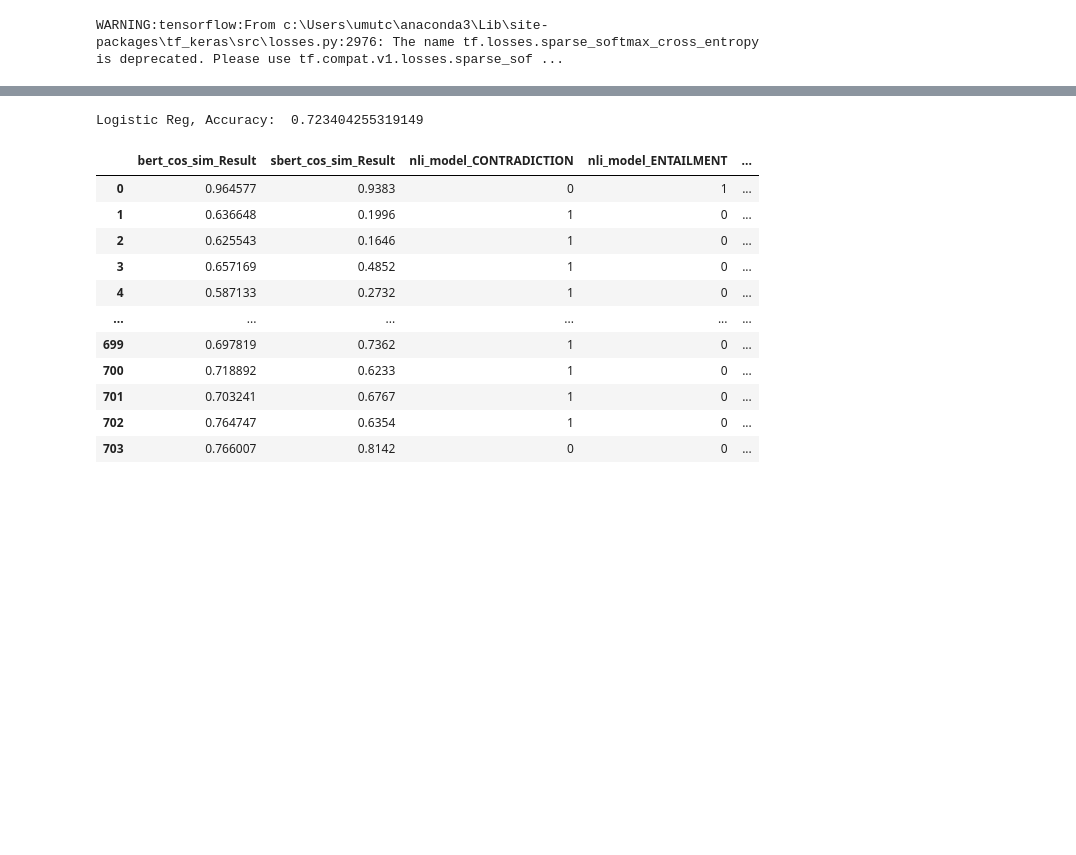
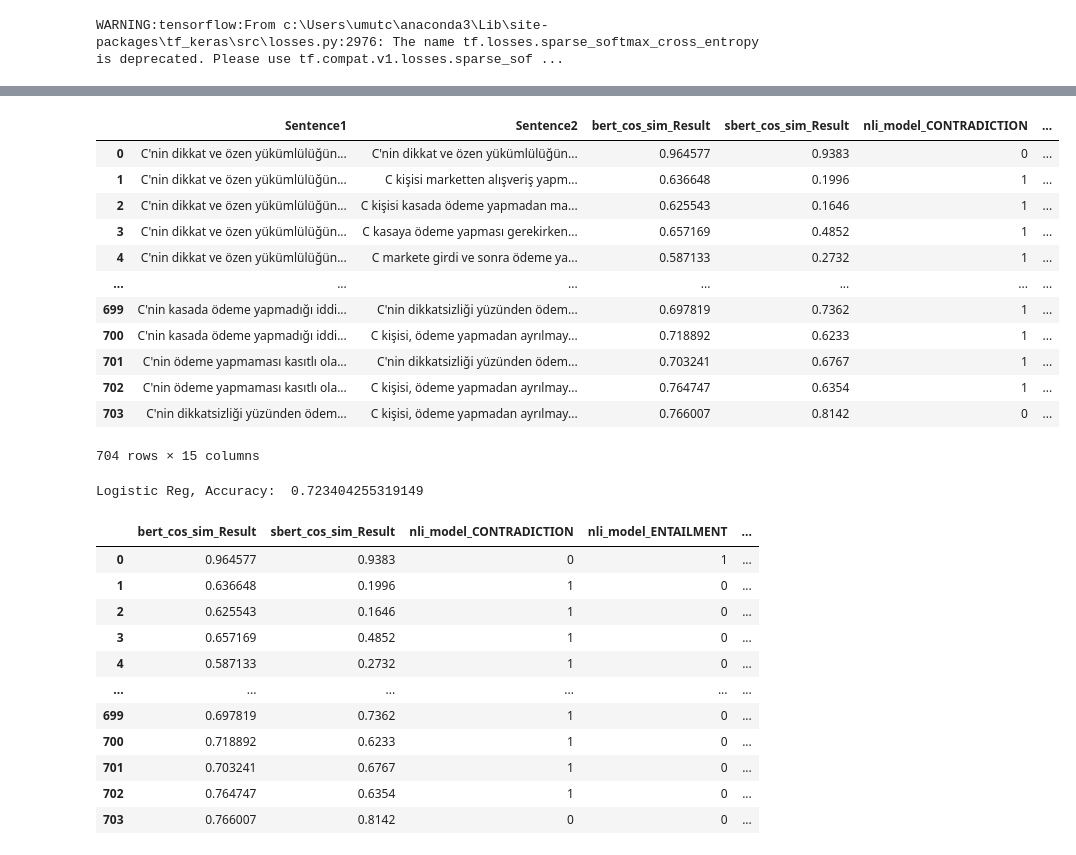
Before and after one commit to HazarN/MAHDAN, a Jupyter notebook: sentence_similarity/sentence_similarity_notebook.ipynb, the cells around one changed output, grey strips where cells are left out. Saved outputs shown, nothing was run; the diff lists cells and outputs as text; code cells hidden in the pictures; blank space fills up the shorter version.

```diff
--- a/sentence_similarity/sentence_similarity_notebook.ipynb
+++ b/sentence_similarity/sentence_similarity_notebook.ipynb
@@ -343,11 +283,6 @@ warnings.filterwarnings("ignore")
 #)
 #test_model(ollama_model_llama3, "ollama_model_llama3.1")
 # %%
-def excel_to_df(file_name, sheet_name):
-    file_name = "log/" + file_name
-    excel_df = pd.read_excel(file_name, sheet_name=sheet_name)
-    return excel_df
-
 ########################################
 
 # For bert_cos_sim
@@ -356,7 +291,7 @@ bert_cos_sim["Result"] = bert_cos_sim["Result"].str.replace(r'[\[\]]','',regex=T
 
 ########################################
 
-# For sbert_similarity_log.xlsx
+# For sbert_similarity
 sbert_cos_df = excel_to_df("sbert_similarity_log.xlsx", "Results")
 sbert_cos_df["Result"] = sbert_cos_df["Result"].str.replace(r'[\[\]()tensor]','',regex=True).astype(float)
 
@@ -388,38 +323,69 @@ word2vec_df = excel_to_df("word2vec_sim_log.xlsx", "Results")
 # Sentiment Analysis
 sentiment_df = excel_to_df("sentiment_analysis_log.xlsx", "Results")
 
-# Dummy encoding
+"""
+There are two options for processing sentiment analysis results.
+
+1. We can calculate sentiment score as a difference between sentiment_1 and sentiment_2.
+If they are equal, the score will be 1. Otherwise, the score will be 0. With this approach, we have a binary classification problem.
+
+2. We can use sentiment_1 and sentiment_2 as two separate features. With this approach,
+we have a multi-class classification problem. The first sentence have two labels, and the second sentence have two labels.
+Threfore, we have 4 labels in total.
+
+"""
+# Dummy encoding Option 2
 dummy_1 = pd.get_dummies(sentiment_df["sentiment_1"])
 dummy_2 = pd.get_dummies(sentiment_df["sentiment_2"])
+
+rename_all_columns = lambda df, suffix: df.rename(columns={col: col + suffix for col in df.columns})
+
+dummy_1 = rename_all_columns(dummy_1, "_setnence1")
+dummy_2 = rename_all_columns(dummy_2, "_setnence2")
+
 sentiment_df.drop(["sentiment_1", "sentiment_2"], axis=1, inplace=True)
 sentiment_df = pd.concat([sentiment_df, dummy_1, dummy_2], axis=1)
 
 ########################################
 
 # For ollama_model_llama3.1_log.xlsx
 ollama_df = excel_to_df("ollama_model_llama3.1_log.xlsx", "Results")
 ollama_df["Result"] = ollama_df["Result"].str.replace(r'[\[\]()tensorDdeğerlendirme:Cüaıbzkfakı .23456789]','',regex=True).astype(int)
 ollama_df
 
 # Concatenate all the results
 #all_results = pd.concat([bert_cos_sim["Sentence1"],bert_cos_sim["Sentence2"],bert_cos_sim["Result"], sbert_cos_df["Result"], nli_df["Result"], semantic_df["Result"], word2vec_df["Result"], sentiment_df["Result"], ollama_df["Result"]],
 #                        axis=1,
 #                        keys=["Sentence1", "Sentence2", "bert_cos_sim", "sbert_cos_sim", "nli_model", "semantic_similarity", "word2vec_sim", "sentiment_analysis", "ollama_model_llama3.1"])
 
 
 def concat_columns_except_sentences(df_list, df_list_names):
     initial_df = df_list[0].iloc[:,:2]
     for index, df in enumerate(df_list):
         df_except_sentences = df[ df.columns.difference(["Sentence1", "Sentence2"]) ] * 1
         df_except_sentences.columns = [f"{df_list_names[index]}_{col}" for col in df_except_sentences.columns]
         initial_df = pd.concat([initial_df, df_except_sentences], axis=1)
     return initial_df
 
 all_results = concat_columns_except_sentences(
     [bert_cos_sim, sbert_cos_df, nli_df, semantic_df, word2vec_df, sentiment_df, ollama_df],
     ["bert_cos_sim", "sbert_cos_sim", "nli_model", "semantic_similarity", "word2vec_sim", "sentiment_analysis", "ollama_model_llama3.1"])
 
-#all_results
+all_results
+# %% [output]
+|  | Sentence1 | Sentence2 | bert_cos_sim_Result | sbert_cos_sim_Result | nli_model_CONTRADICTION | ... |
+| 0 | C'nin dikkat ve özen yükümlülüğün... | C'nin dikkat ve özen yükümlülüğün... | 0.964577 | 0.9383 | 0 | ... |
+| 1 | C'nin dikkat ve özen yükümlülüğün... | C kişisi marketten alışveriş yapm... | 0.636648 | 0.1996 | 1 | ... |
+| 2 | C'nin dikkat ve özen yükümlülüğün... | C kişisi kasada ödeme yapmadan ma... | 0.625543 | 0.1646 | 1 | ... |
+| 3 | C'nin dikkat ve özen yükümlülüğün... | C kasaya ödeme yapması gerekirken... | 0.657169 | 0.4852 | 1 | ... |
+| 4 | C'nin dikkat ve özen yükümlülüğün... | C markete girdi ve sonra ödeme ya... | 0.587133 | 0.2732 | 1 | ... |
+| ... | ... | ... | ... | ... | ... | ... |
+| 699 | C'nin kasada ödeme yapmadığı iddi... | C'nin dikkatsizliği yüzünden ödem... | 0.697819 | 0.7362 | 1 | ... |
+| 700 | C'nin kasada ödeme yapmadığı iddi... | C kişisi, ödeme yapmadan ayrılmay... | 0.718892 | 0.6233 | 1 | ... |
+| 701 | C'nin ödeme yapmaması kasıtlı ola... | C'nin dikkatsizliği yüzünden ödem... | 0.703241 | 0.6767 | 1 | ... |
+| 702 | C'nin ödeme yapmaması kasıtlı ola... | C kişisi, ödeme yapmadan ayrılmay... | 0.764747 | 0.6354 | 1 | ... |
+| 703 | C'nin dikkatsizliği yüzünden ödem... | C kişisi, ödeme yapmadan ayrılmay... | 0.766007 | 0.8142 | 0 | ... |
+704 rows × 15 columns
 # %%
 # Save the results to an excel file
 #all_results.to_excel("log/all_results.xlsx", index=False)
```
Also changed, not shown: parts of 8 cells of this notebook, 1 other file.
